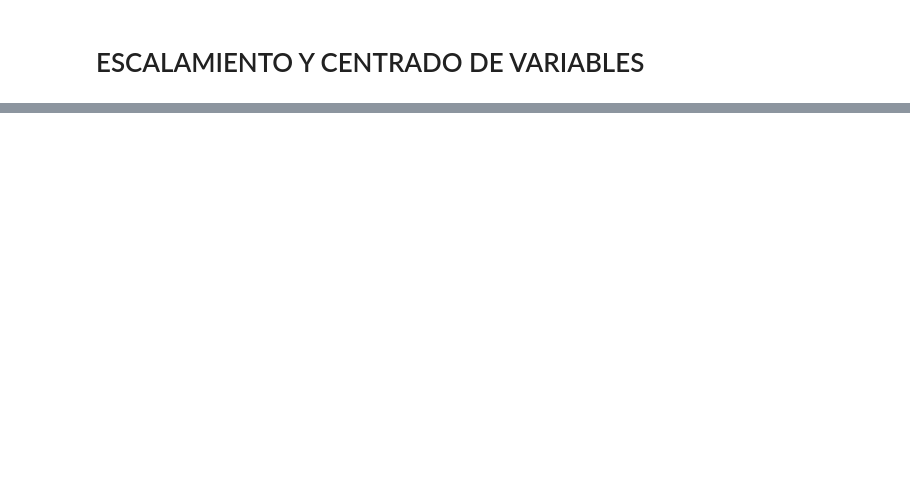
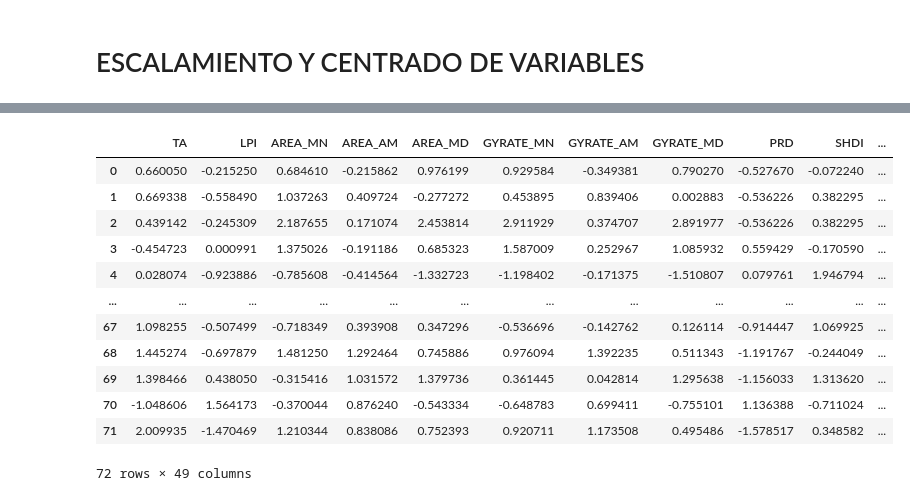
Before and after one commit to cristianvergaraf/clustering-metrics, a Jupyter notebook: datos/notebook/escalar_variables.ipynb, the cells around one changed output, grey strips where cells are left out. Cells and saved outputs as stored; diff of their text form; code cells hidden in the pictures; blank space fills up the shorter version.

```diff
--- a/datos/notebook/escalar_variables.ipynb
+++ b/datos/notebook/escalar_variables.ipynb
@@ -14,6 +14,7 @@ from sklearn.preprocessing import PowerTransformer
 #dtypes = {'NP':float, 'RNMDP_2020':float,'PobT':float,'PobH':float,'PobM':float,'Vehiculos':float,
 #'T_Viviendas':float,'T_Viv_Prin':float,'T_Viv_Sec':float,'Viv_vacias':float,'T_viv_col':float}
 # %%
-datos = pd.read_csv(r'C:\Users\crist\Documents\GitHub\manifolds\streamlit\metricas\datos_metricas_socioeconomicos_porcentajes.csv', encoding = "ISO-8859-1")
+datos = pd.read_csv(r'C:\Users\crist\Documents\GitHub\manifolds\st_urban_cluster\st_urban_clusters\datos_metricas_socioeconomicos_porcentajes.csv', encoding = "ISO-8859-1"
+)
 # %%
 datos = datos.drop(columns='FRAC_MN') # Lo eliminamos porque hay un infinito
@@ -77,8 +83,25 @@ df_datos_Normalizer.to_csv(r'C:\Users\crist\Documents\GitHub\manifolds\ciudades\
 # %%
 PTrans = PowerTransformer(method='yeo-johnson', standardize=True)
 # %%
-PTrans.fit(datos.iloc[:,1:48])
-datos_PTrans= PTrans.transform(datos.iloc[:,1:48])
-df_datos_PTrans= pd.DataFrame(datos_PTrans, columns = datos.iloc[:,1:48].columns)
+PTrans.fit(datos.iloc[:,1:50])
+datos_PTrans= PTrans.transform(datos.iloc[:,1:50])
+df_datos_PTrans= pd.DataFrame(datos_PTrans, columns = datos.iloc[:,1:50].columns)
+df_datos_PTrans['Ciudades'] = datos['Ciudades']
 # %%
 df_datos_PTrans.to_csv(r'C:\Users\crist\Documents\GitHub\manifolds\ciudades\datos\datos_completos\df_datos_PTrans.csv', encoding =  'ISO-8859-1')
+# %%
+df_datos_PTrans
+# %% [output]
+|  | TA | LPI | AREA_MN | AREA_AM | AREA_MD | GYRATE_MN | GYRATE_AM | GYRATE_MD | PRD | SHDI | ... |
+| 0 | 0.660050 | -0.215250 | 0.684610 | -0.215862 | 0.976199 | 0.929584 | -0.349381 | 0.790270 | -0.527670 | -0.072240 | ... |
+| 1 | 0.669338 | -0.558490 | 1.037263 | 0.409724 | -0.277272 | 0.453895 | 0.839406 | 0.002883 | -0.536226 | 0.382295 | ... |
+| 2 | 0.439142 | -0.245309 | 2.187655 | 0.171074 | 2.453814 | 2.911929 | 0.374707 | 2.891977 | -0.536226 | 0.382295 | ... |
+| 3 | -0.454723 | 0.000991 | 1.375026 | -0.191186 | 0.685323 | 1.587009 | 0.252967 | 1.085932 | 0.559429 | -0.170590 | ... |
+| 4 | 0.028074 | -0.923886 | -0.785608 | -0.414564 | -1.332723 | -1.198402 | -0.171375 | -1.510807 | 0.079761 | 1.946794 | ... |
+| ... | ... | ... | ... | ... | ... | ... | ... | ... | ... | ... | ... |
+| 67 | 1.098255 | -0.507499 | -0.718349 | 0.393908 | 0.347296 | -0.536696 | -0.142762 | 0.126114 | -0.914447 | 1.069925 | ... |
+| 68 | 1.445274 | -0.697879 | 1.481250 | 1.292464 | 0.745886 | 0.976094 | 1.392235 | 0.511343 | -1.191767 | -0.244049 | ... |
+| 69 | 1.398466 | 0.438050 | -0.315416 | 1.031572 | 1.379736 | 0.361445 | 0.042814 | 1.295638 | -1.156033 | 1.313620 | ... |
+| 70 | -1.048606 | 1.564173 | -0.370044 | 0.876240 | -0.543334 | -0.648783 | 0.699411 | -0.755101 | 1.136388 | -0.711024 | ... |
+| 71 | 2.009935 | -1.470469 | 1.210344 | 0.838086 | 0.752393 | 0.920711 | 1.173508 | 0.495486 | -1.578517 | 0.348582 | ... |
+72 rows × 49 columns
```
Also changed, not shown: parts of 8 cells of this notebook, 22 other files.
